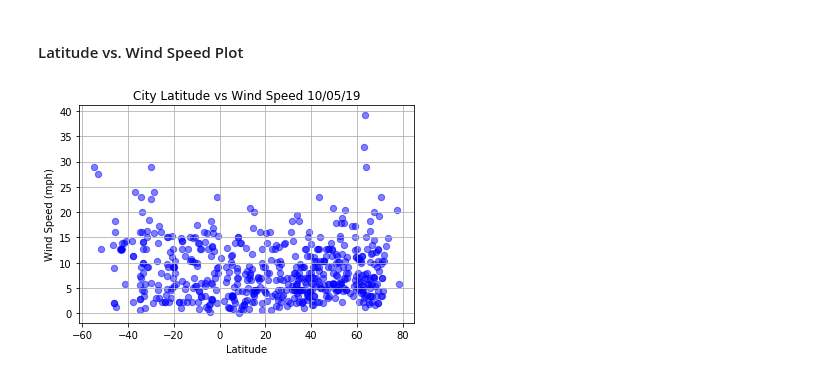
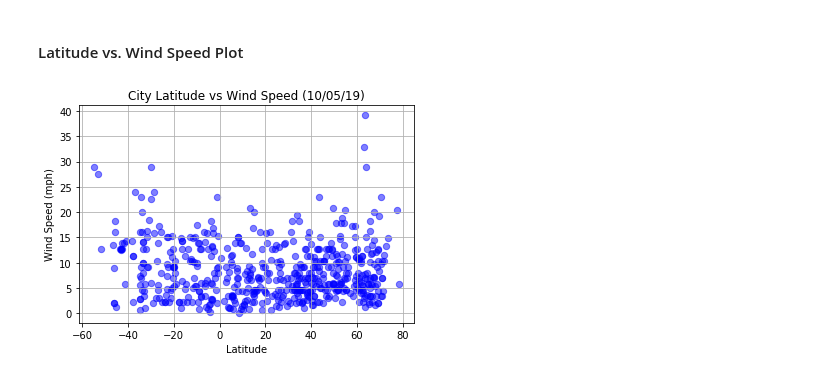
Before and after one commit to john-stromberg/python-api-challenge, a Jupyter notebook: WeatherPy/WeatherPy.ipynb, the cells around one changed output. Drawn from its saved outputs; the diff is of its cells as text; code cells hidden in the pictures.

```diff
--- a/WeatherPy/WeatherPy.ipynb
+++ b/WeatherPy/WeatherPy.ipynb
@@ -190,9 +181,11 @@ plt.show()
 #### Latitude vs. Wind Speed Plot
 # %%
 plt.scatter(weather_data["Lat"], weather_data["Wind Speed"], marker = "o", color= "blue", s=40, alpha = 0.5)
-plt.title("City Latitude vs Wind Speed 10/05/19")
+plt.title("City Latitude vs Wind Speed (10/05/19)")
 plt.xlabel("Latitude")
 plt.ylabel("Wind Speed (mph)")
 plt.grid()
+plt.savefig("images/latitude_wind_speed.png")
+plt.show()
 # %% [output]
-[figure, old version]
+[figure, new version]
```
Also changed, not shown: parts of 7 cells of this notebook, 4 other files.
